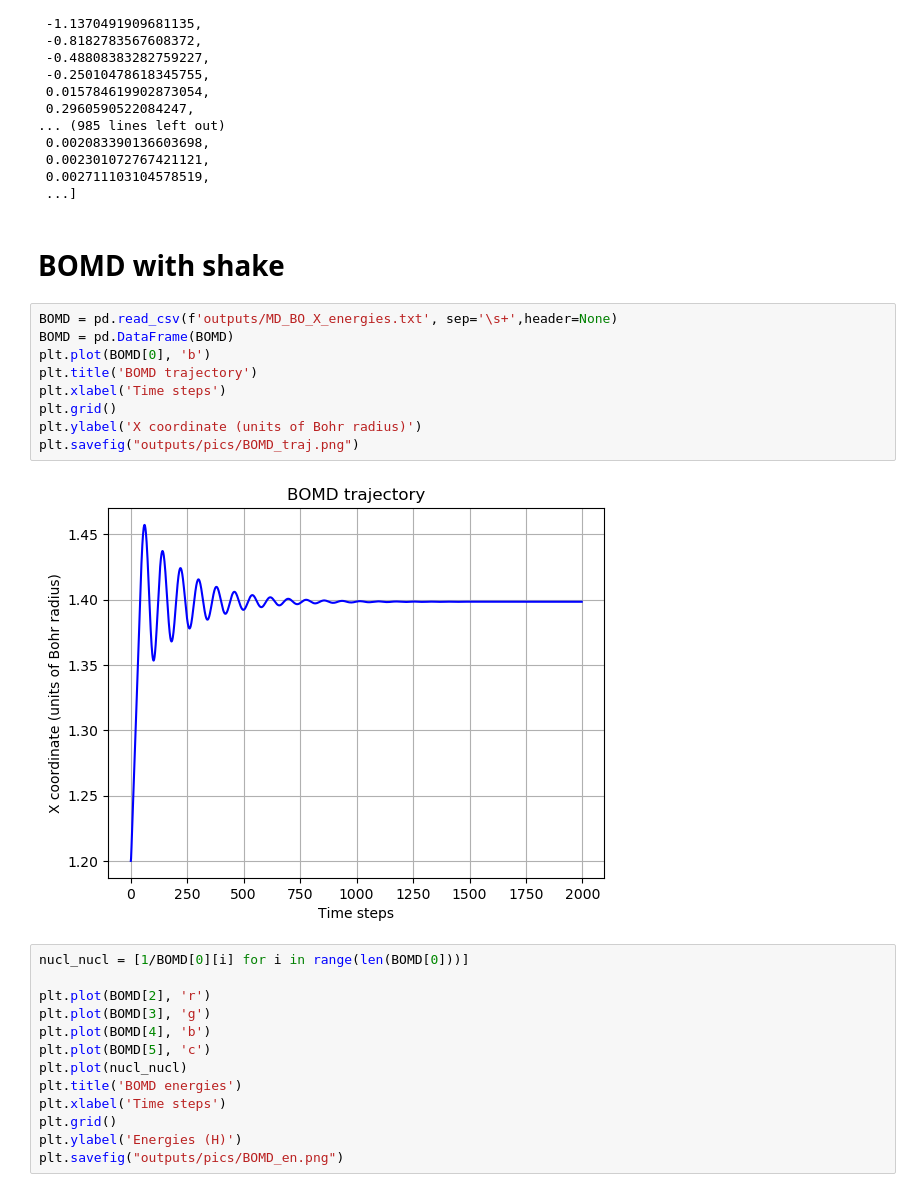
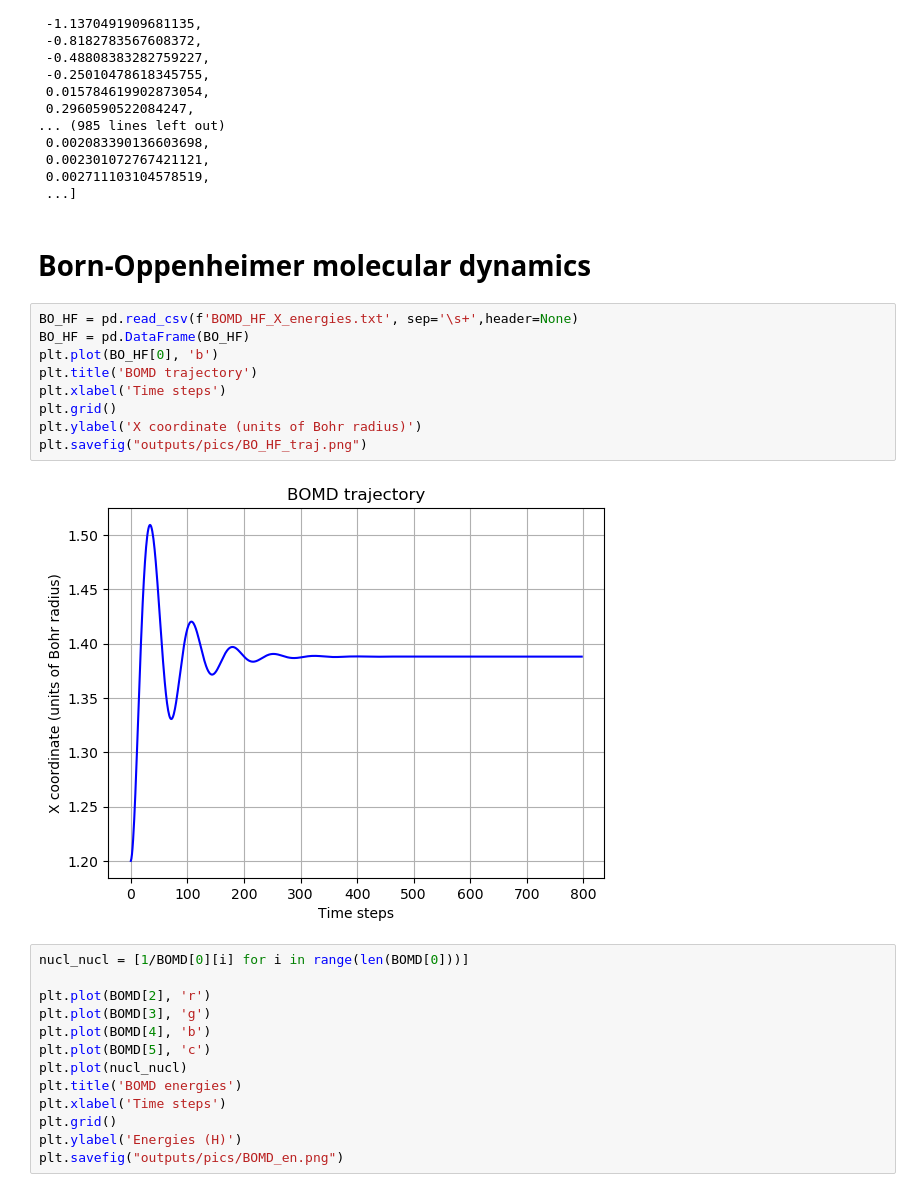
Before and after one commit to Peppone98/Quantum_MD_H2, a Jupyter notebook: CODE/plots.ipynb, the cells around one changed output. Cells and saved outputs as stored; diff of their text form.

```diff
--- a/CODE/plots.ipynb
+++ b/CODE/plots.ipynb
@@ -324,19 +303,19 @@ y
  0.002301072767421121,
  0.002711103104578519,
  ...]
-# %% [markdown]
-# BOMD with shake
+# %% [markdown]
+# Born-Oppenheimer molecular dynamics
 # %%
-BOMD = pd.read_csv(f'outputs/MD_BO_X_energies.txt', sep='\s+',header=None)
-BOMD = pd.DataFrame(BOMD)
-plt.plot(BOMD[0], 'b')
+BO_HF = pd.read_csv(f'BOMD_HF_X_energies.txt', sep='\s+',header=None)
+BO_HF = pd.DataFrame(BO_HF)
+plt.plot(BO_HF[0], 'b')
 plt.title('BOMD trajectory')
 plt.xlabel('Time steps')
 plt.grid()
 plt.ylabel('X coordinate (units of Bohr radius)')
-plt.savefig("outputs/pics/BOMD_traj.png")
+plt.savefig("outputs/pics/BO_HF_traj.png")
 # %% [output]
-[figure, old version]
+[figure, new version]
 # %%
 nucl_nucl = [1/BOMD[0][i] for i in range(len(BOMD[0]))]
 
```
Also changed, not shown: parts of 18 cells of this notebook, 42 other files.
